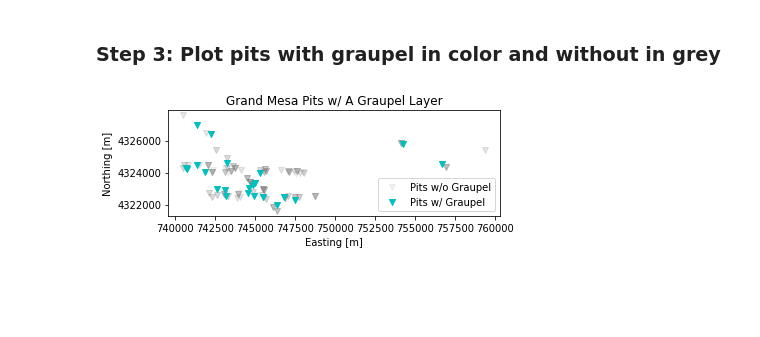
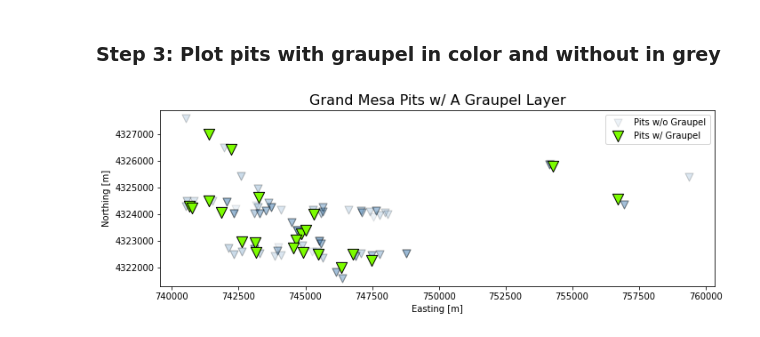
Before and after one commit to SnowEx/snowexsql, a Jupyter notebook: docs/gallery/graupel_pits_example.ipynb, the cells around one changed output. Cells and saved outputs as stored; diff of their text form; code cells hidden in the pictures; blank space fills up the shorter version.

```diff
--- a/docs/gallery/graupel_pits_example.ipynb
+++ b/docs/gallery/graupel_pits_example.ipynb
@@ -50,23 +51,23 @@ df = query_to_geopandas(q, engine)
 # %%
 # Close the database session to avoid hanging transactions
 session.close()
 
 # Plot the dataframe without graupel as grey and slightly transparent.
-ax = df.plot(color='grey', alpha=0.1, marker='v', label='Pits w/o Graupel')
+ax = df.plot(color='steelblue', alpha=0.1, marker='v', markersize=80, edgecolor='black', label='Pits w/o Graupel', figsize=(10,8))
 
 # Plot the pits with graupel as cyan
-ax = df_graupel.plot(color='c', ax=ax, marker='v', label='Pits w/ Graupel')
+ax = df_graupel.plot(color='lawngreen', ax=ax, marker='v', markersize=150, edgecolor='black', label='Pits w/ Graupel')
 
 # Add a legend, x/y labels, and a title,
 ax.legend()
 ax.set_xlabel('Easting [m]')
 ax.set_ylabel('Northing [m]')
-ax.set_title('Grand Mesa Pits w/ A Graupel Layer')
+ax.set_title('Grand Mesa Pits w/ A Graupel Layer', FontSize=16)
 
 # Plot labels in plain numbers not scientific notation (default)
 ax.ticklabel_format(style='plain', useOffset=False)
 
 # Ask matplotlib to try and avoid overlaying labels on each other
 plt.tight_layout()
 # %% [output]
-[figure, old version]
+[figure, new version]
```
Also changed, not shown: parts of 1 cell of this notebook, 3 other files.
